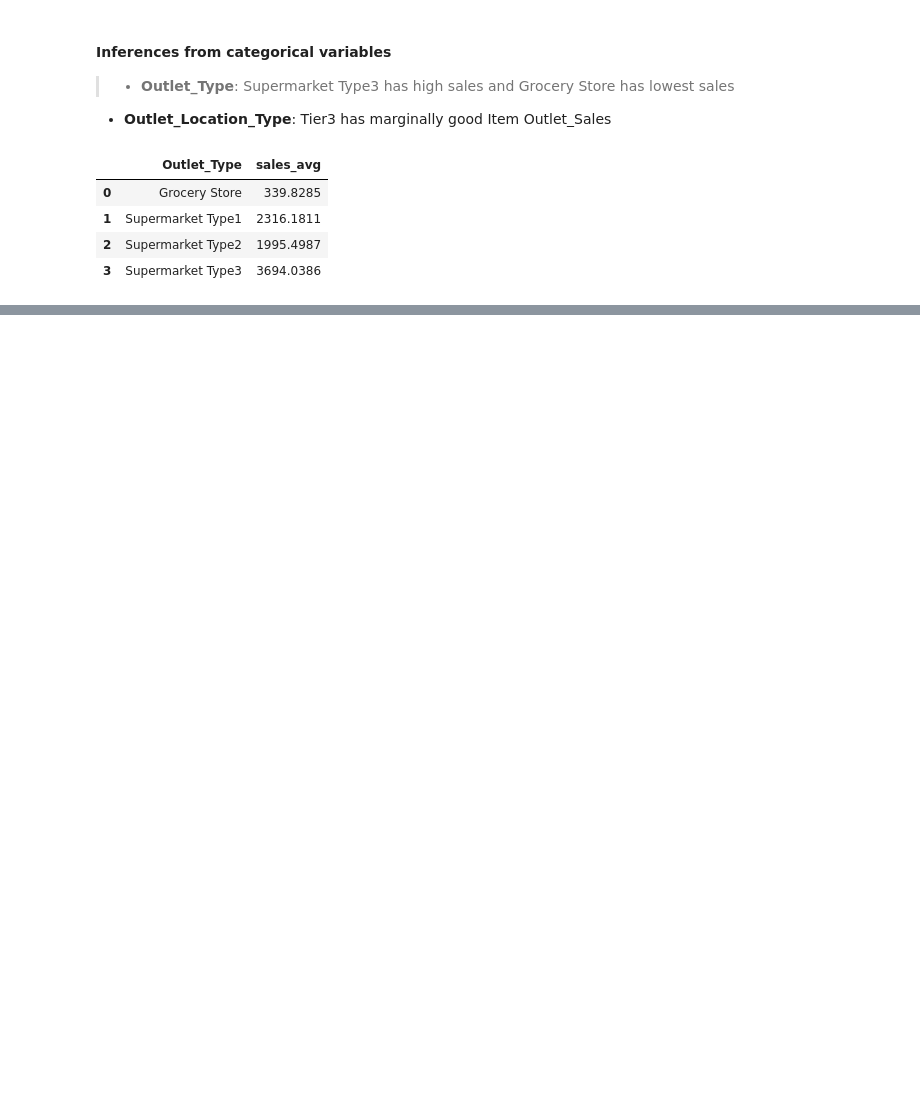
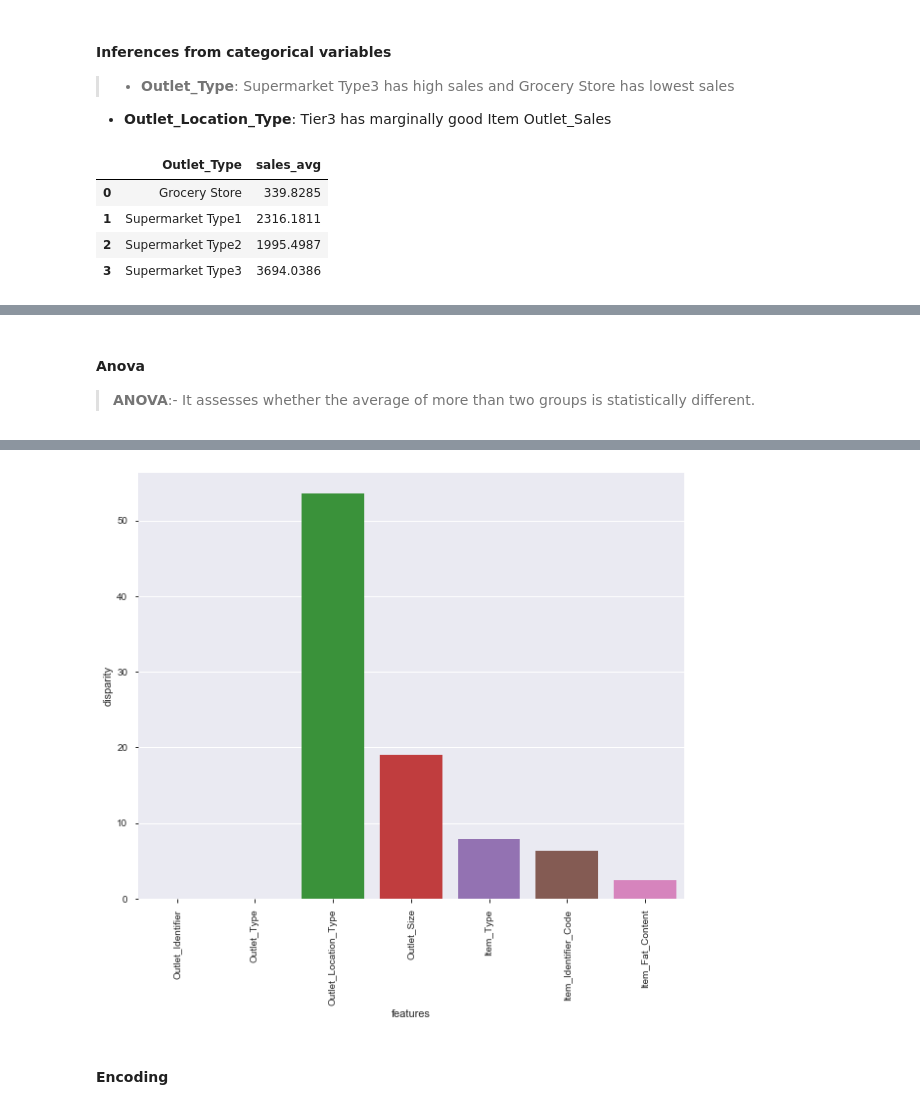
Before and after one commit to krishnamohan-seelam/MachineLearning, a Jupyter notebook: AnacondaProjects/MachineLearning_Handbook/Regression/BigMartSales/BigMartSales_EDA.ipynb, the cells around one changed output, grey strips where cells are left out. Cells and saved outputs as stored; diff of their text form; code cells hidden in the pictures; blank space fills up the shorter version.

```diff
--- a/AnacondaProjects/MachineLearning_Handbook/Regression/BigMartSales/BigMartSales_EDA.ipynb
+++ b/AnacondaProjects/MachineLearning_Handbook/Regression/BigMartSales/BigMartSales_EDA.ipynb
@@ -225,0 +465,28 @@ outlet_type_map  =  {'Grocery Store':0,
+# %% [markdown]
+#### Anova
+>**ANOVA**:- It assesses whether the average of more than two groups is statistically different.
+# %%
+from scipy import stats
+def anova(frame,categorical_features,target):
+    anv = pd.DataFrame()
+    anv['features'] = categorical_features
+    pvals = []
+    for c in categorical_features:
+        samples = []
+        for cls in frame[c].unique():
+            s = frame[frame[c] == cls][target].values
+            samples.append(s)
+        pval = stats.f_oneway(*samples)[1]
+        pvals.append(pval)
+    anv['pval'] = pvals
+    return anv.sort_values('pval')
+
+
+k = anova(train_df,qualitative,target)
+k['disparity'] = np.log(1./k['pval'].values)
+
+plt.figure(figsize=(10,8))
+sns.barplot(data=k, x = 'features', y='disparity')
+plt.xticks(rotation=90)
+plt
+# %% [output]
@@ -225,0 +494,3 @@ outlet_type_map  =  {'Grocery Store':0,
+[figure, added]
+# %% [markdown]
+#### Encoding
```
Also changed, not shown: parts of 53 cells of this notebook, 17 other files.
